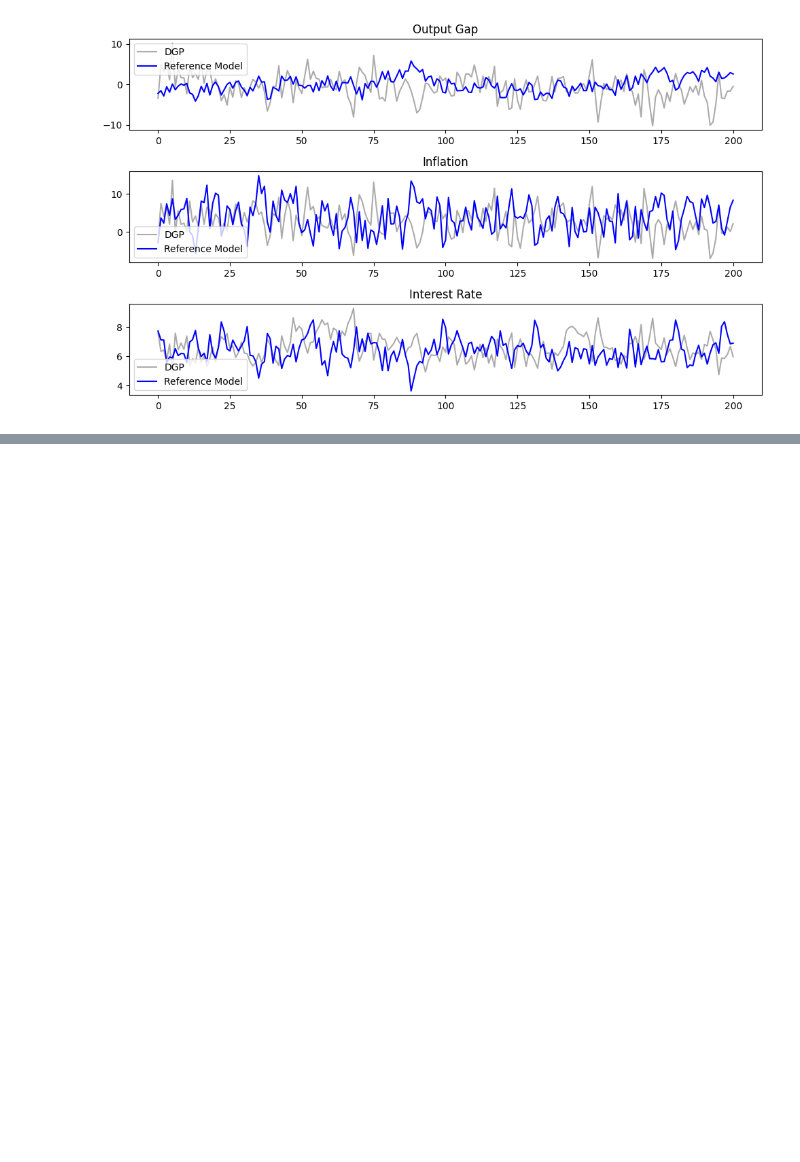
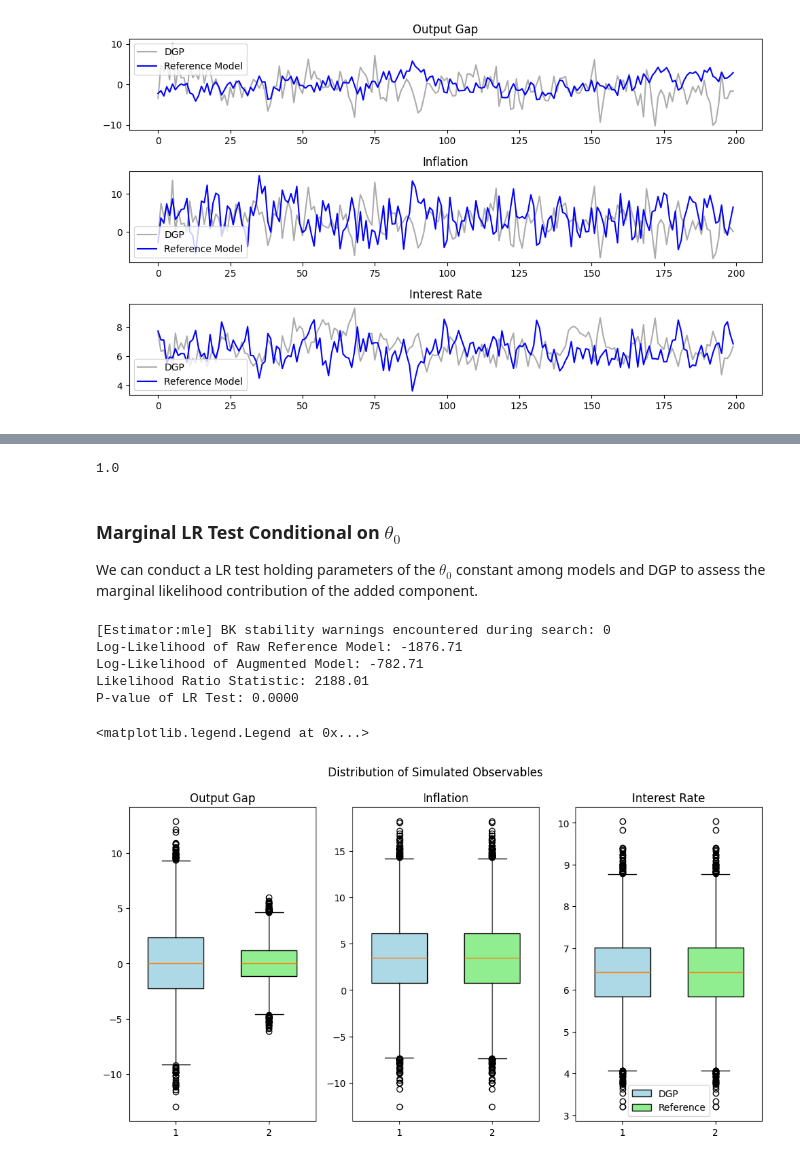
Before and after one commit to GongJr0/sdsge-scripts, a Jupyter notebook: misspec_test.ipynb, the cells around one changed output, grey strips where cells are left out. Saved outputs shown, nothing was run; the diff lists cells and outputs as text; code cells hidden in the pictures; blank space fills up the shorter version.

```diff
--- a/misspec_test.ipynb
+++ b/misspec_test.ipynb
@@ -414,0 +629,80 @@ r    0.022459  0.111837  0.000504
+# %%
+dhm = DenHaanMarcet(sol_dgp)  # Initialize test space with DGP, this means the misspecification is embedded in the FOCs
+res = dhm.from_state_path(
+    states=sim_aug["_X"],
+    equation_idx=[0, 1, 2],  # Test first-orders, not the AR(1) shock propagation equations
+    instrument_idx=[0,1,2,3,4],  # All instruments
+    use_conditional_expectation=True, # (t+1) variables computed as deterministic law of motion (shock=0) at time t.
+)
+res.p_value
+# %% [output]
+1.0
+# %% [markdown]
+### Marginal LR Test Conditional on $\theta_0$
+
+We can conduct a LR test holding parameters of the $\theta_0$ constant among models and DGP to assess the marginal likelihood contribution of the added component.
+# %%
+from scipy.stats import chi2
+res_mle, sol_mle = solver_aug.estimate_and_solve(
+    compiled=comp_aug,
+    method="mle",
+    y=obs,
+    estimated_params=["Pi_coef"],
+    steady_state=[0.0, 0.0, 0.0, 0.0, 0.0],
+)
+mle_aug_kf = sol_mle.kalman(
+    y=obs,
+    filter_mode="linear",
+    estimate_R_diag=False,
+)
+
+l_aug = mle_aug_kf.loglik
+l_raw = kf.loglik
+
+lr = 2 * (l_aug - l_raw)
+print(f"Log-Likelihood of Raw Reference Model: {l_raw:.2f}")
+print(f"Log-Likelihood of Augmented Model: {l_aug:.2f}")
+print(f"Likelihood Ratio Statistic: {lr:.2f}")
+p_value_lr = 1 - chi2.cdf(lr, df=1)  # one addirional parameter in augmented model
+print(f"P-value of LR Test: {p_value_lr:.4f}")
+# %% [output]
+[Estimator:mle] BK stability warnings encountered during search: 0
+Log-Likelihood of Raw Reference Model: -1876.71
+Log-Likelihood of Augmented Model: -782.71
+Likelihood Ratio Statistic: 2188.01
+P-value of LR Test: 0.0000
+# %%
+gz_large = lambda seed: Shock(10_000, "norm", multivar=True, seed=seed).shock_generator()
+r_large = lambda seed: Shock(10_000, "norm", multivar=False, seed=seed).shock_generator()
+shocks_large = {"g,z": gz_large(6), "r": r_large(7)}
+
+sim1 = sol_dgp.sim(
+    T=10_000,
+    shocks=shocks_large,
+    observables=True,
+)
+sim2 = sol.sim(
+    T=10_000,
+    shocks=shocks_large,
+    observables=True,
+)
+
+fig, ax = plt.subplots(1, 3, figsize=_FIGSIZE_2D)
+
+plt.suptitle("Distribution of Simulated Observables")
+
+ax[0].boxplot(sim1["OutGap"], positions=[1], widths=0.6, patch_artist=True, boxprops=dict(facecolor="lightblue"), label="DGP")
+ax[0].boxplot(sim2["OutGap"], positions=[2], widths=0.6, patch_artist=True, boxprops=dict(facecolor="lightgreen"), label="Reference")
+ax[0].set_title("Output Gap")
+
+ax[1].boxplot(sim1["Infl"], positions=[1], widths=0.6, patch_artist=True, boxprops=dict(facecolor="lightblue"), label="DGP")
+ax[1].boxplot(sim2["Infl"], positions=[2], widths=0.6, patch_artist=True, boxprops=dict(facecolor="lightgreen"), label="Reference")
+ax[1].set_title("Inflation")
+
+ax[2].boxplot(sim1["Rate"], positions=[1], widths=0.6, patch_artist=True, boxprops=dict(facecolor="lightblue"), label="DGP")
+ax[2].boxplot(sim2["Rate"], positions=[2], widths=0.6, patch_artist=True, boxprops=dict(facecolor="lightgreen"), label="Reference")
+ax[2].set_title("Interest Rate")
+ax[2].legend()
+# %% [output]
+<matplotlib.legend.Legend at 0x...>
+[figure, added]
```
Also changed, not shown: parts of 32 cells of this notebook.
